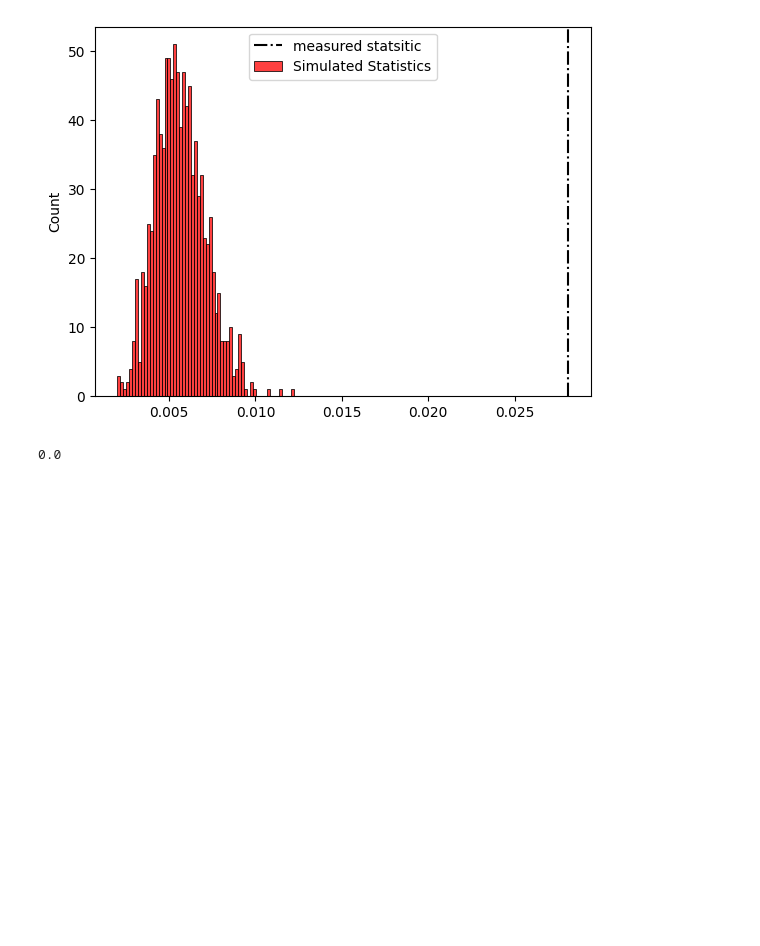
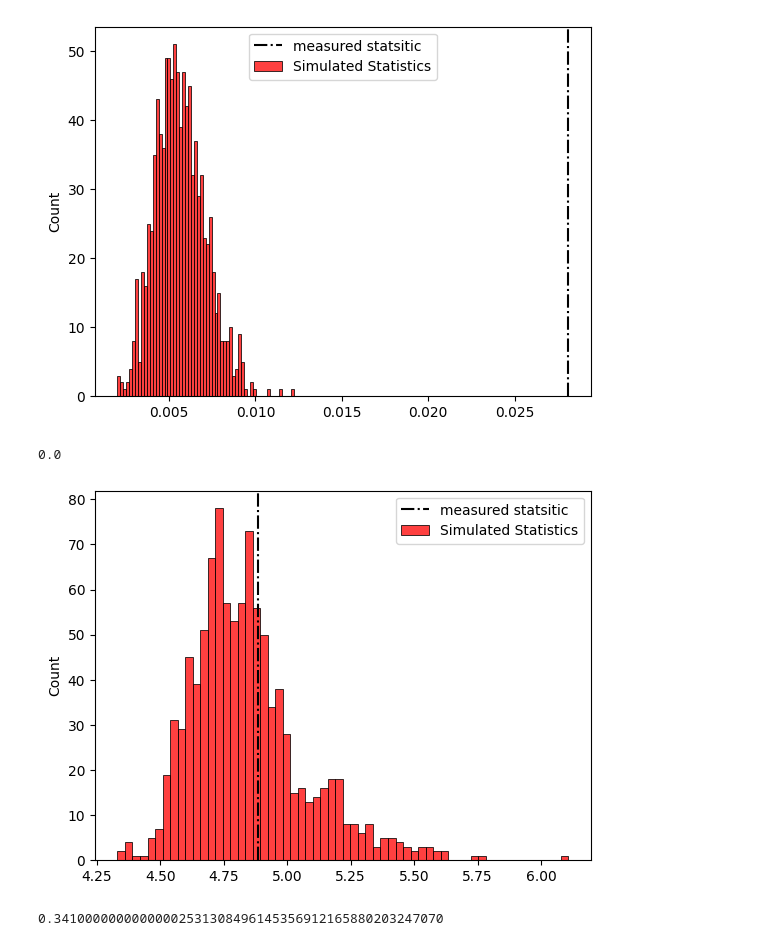
Before and after one commit to DYYasUNCStudent/DATA110, a Jupyter notebook: Final Project/AB testing.ipynb, the cells around one changed output. Drawn from its saved outputs; the diff is of its cells as text; code cells hidden in the pictures; blank space fills up the shorter version.

```diff
--- a/Final Project/AB testing.ipynb
+++ b/Final Project/AB testing.ipynb
@@ -161,3 +86,8 @@ do_test("source", 1000)
 # %% [output]
 [figure]
 0.0
+# %%
+do_test("city", 1000)
+# %% [output]
+[figure, added]
+0.34100000000000002531308496145356912165880203247070
```
Also changed, not shown: parts of 17 cells of this notebook.
